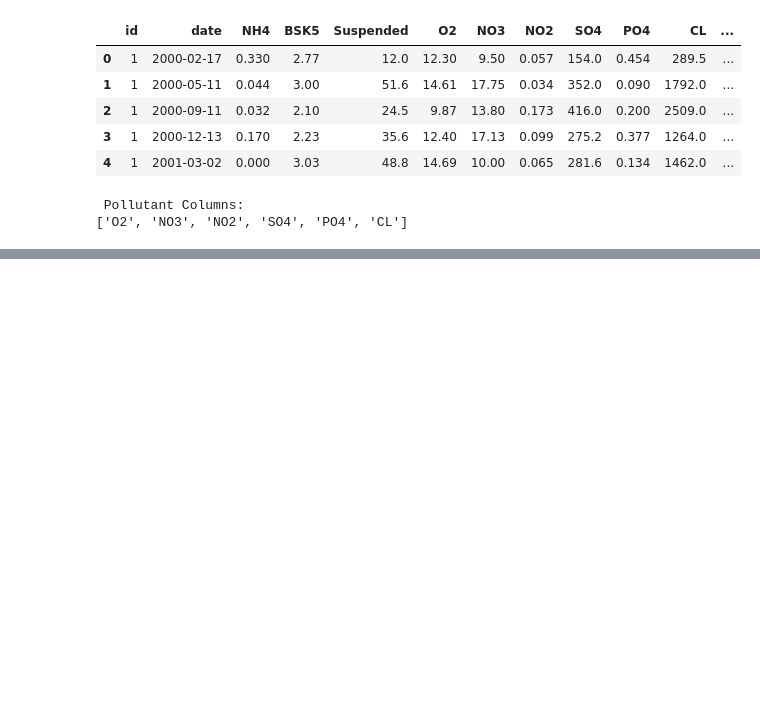
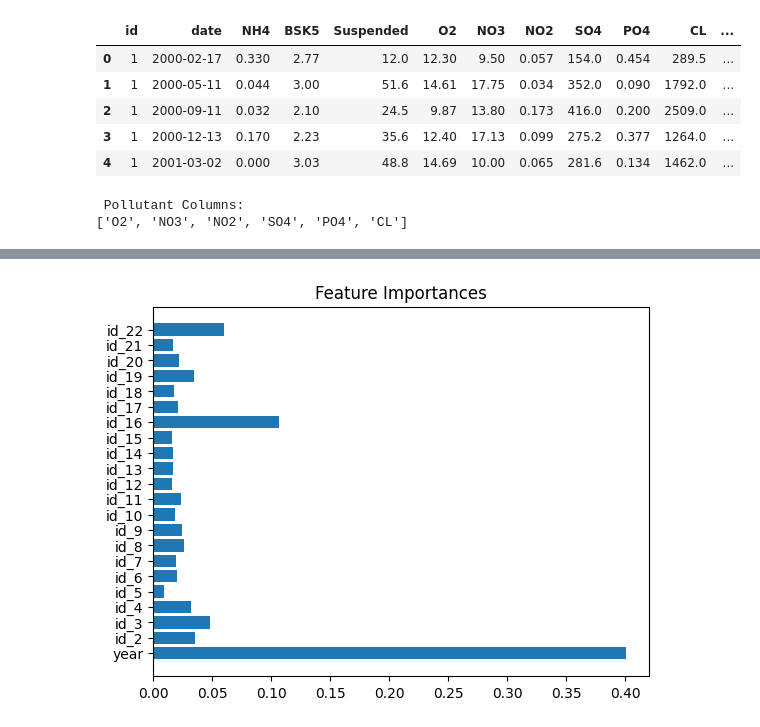
Before and after one commit to Neharaj08/Water-Quality-Prediction, a Jupyter notebook: WaterQualityPrediction.ipynb, the cells around one changed output, grey strips where cells are left out. Cells and saved outputs as stored; diff of their text form; code cells hidden in the pictures; blank space fills up the shorter version.

```diff
--- a/WaterQualityPrediction.ipynb
+++ b/WaterQualityPrediction.ipynb
@@ -98,0 +123,16 @@ print(pollutants)
+# %%
+
+X = df[['id', 'year']]
+y = df[pollutants]
+# %%
+
+X_encoded = pd.get_dummies(X, columns=['id'], drop_first=True)
+# %%
+
+X_train, X_test, y_train, y_test = train_test_split(
+    X_encoded, y, test_size=0.2, random_state=42
+)
+# %%
+
+model = MultiOutputRegressor(RandomForestRegressor(n_estimators=100, random_state=42))
+model.fit(X_train, y_train)
@@ -98,0 +169,12 @@ print(pollutants)
+# %%
+#Feature Importance-Improvisation
+
+import matplotlib.pyplot as plt
+
+importances = model.estimators_[0].feature_importances_
+features = X_encoded.columns
+plt.barh(features, importances)
+plt.title('Feature Importances')
+plt.show()
+# %% [output]
+[figure, added]
```
Also changed, not shown: parts of 9 cells of this notebook, 2 other files.
